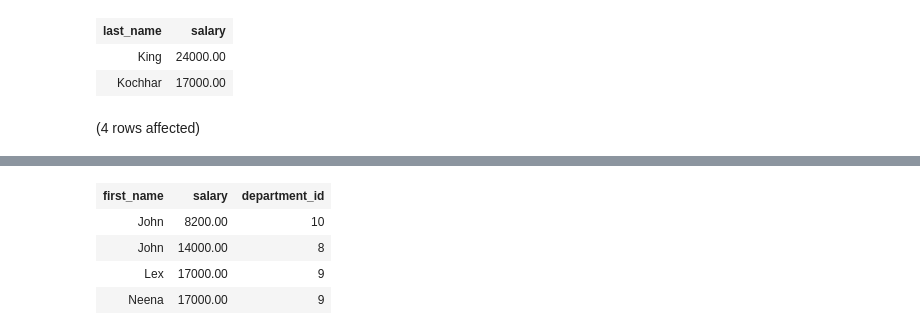
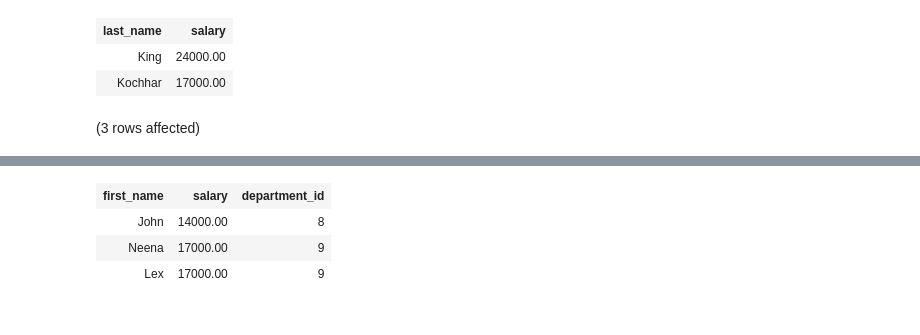
Before and after one commit to shivamfw10/EMITraining2, a Jupyter notebook: SQL_Training/Sql_Post_Assess.ipynb, the cells around one changed output, grey strips where cells are left out. Drawn from its saved outputs; the diff is of its cells as text; code cells hidden in the pictures.

```diff
--- a/SQL_Training/Sql_Post_Assess.ipynb
+++ b/SQL_Training/Sql_Post_Assess.ipynb
@@ -369,6 +380,6 @@ Total execution time: 00:00:00.004
 | Kochhar | 17000.00 |
 # %%
 --Query No. 10
-select distinct (first_name),salary,department_id from employees where first_name in(select first_name from employees where first_name in('Neena','Lex','John'))
+select  top 3 first_name,salary,department_id from employees where first_name in(select first_name from employees where first_name in('Neena','Lex','John')) ORDER by department_id  asc
 # %% [output]
-(4 rows affected)
+(3 rows affected)
@@ -376,5 +387,4 @@ Total execution time: 00:00:00.008
 | first_name | salary | department_id |
-| John | 8200.00 | 10 |
 | John | 14000.00 | 8 |
+| Neena | 17000.00 | 9 |
 | Lex | 17000.00 | 9 |
-| Neena | 17000.00 | 9 |
```
Also changed, not shown: parts of 2 cells of this notebook.
